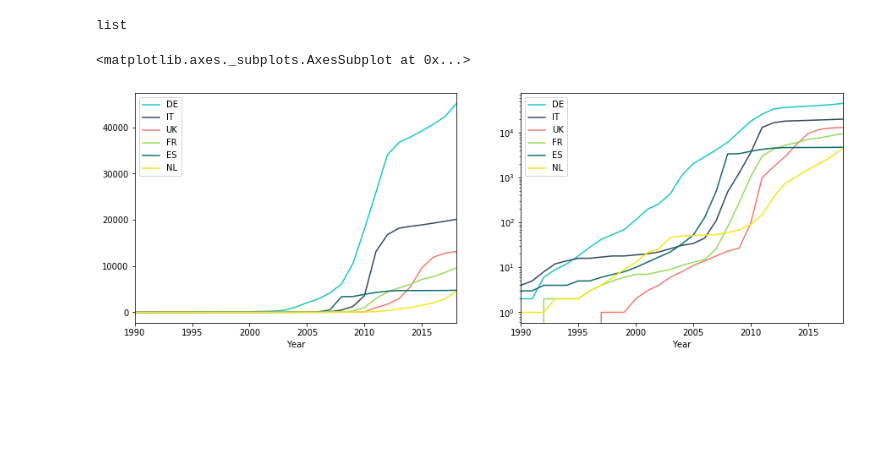
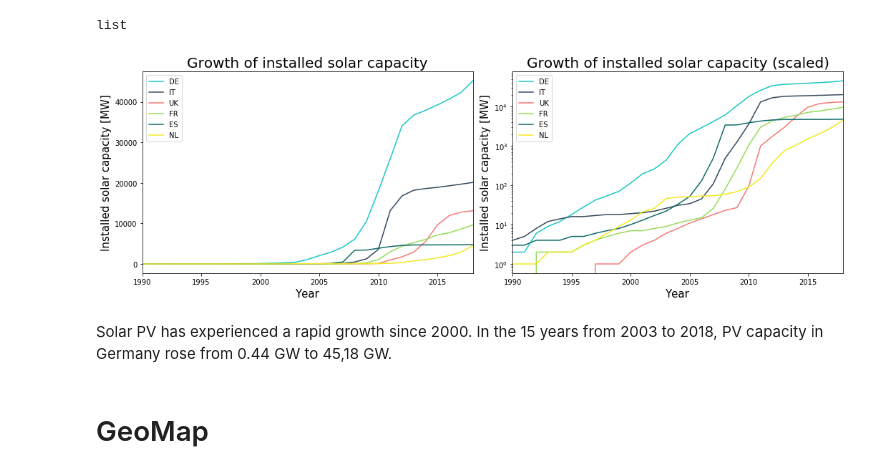
Before and after one commit to nlygar/renewable-energy-eu-statistics, a Jupyter notebook: renewable-energy-eu-statistics.ipynb, the cells around one changed output. Cells and saved outputs as stored; diff of their text form; code cells hidden in the pictures; blank space fills up the shorter version.

```diff
--- a/renewable-energy-eu-statistics.ipynb
+++ b/renewable-energy-eu-statistics.ipynb
@@ -701,11 +706,31 @@ xs = list(df_results4['Year'])
 type(xs)
 # %% [output]
 list
-# %%
-fig, ax = plt.subplots(ncols=2, figsize=(15,5))
-
-df_results4.plot(x='Year',ax=ax[0])
-df_results4.plot(x='Year', logy = True,ax=ax[1])
-# %% [output]
-<matplotlib.axes._subplots.AxesSubplot at 0x...>
-[figure, removed]
+# %%
+# Make subplots that are next to each other
+fig, (ax1, ax2) = plt.subplots(nrows=1, ncols=2, figsize=(15, 5))
+
+# Plot the data
+df_results4.plot(x='Year',ax=ax1);
+
+# Add title and labels
+ax1.set_title("Growth of installed solar capacity",fontsize = 20);
+ax1.set_xlabel("Year",fontsize = 15)
+ax1.set_ylabel("Installed solar capacity [MW]",fontsize = 15)
+
+# Plot the scaled data
+df_results4.plot(x='Year',logy = True, ax=ax2);
+
+# Add title and labels
+ax2.set_title("Growth of installed solar capacity (scaled)",fontsize = 20);
+ax2.set_xlabel("Year",fontsize = 15)
+ax2.set_ylabel("Installed solar capacity [MW]",fontsize = 15)
+
+# Remove empty white space around the plot
+plt.tight_layout()
+# %% [output]
+[figure, added]
+# %% [markdown]
+Solar PV has experienced a rapid growth since 2000. In the 15 years from 2003 to 2018, PV capacity in Germany rose  from 0.44 GW to 45,18 GW.
+# %% [markdown]
+# GeoMap
```
Also changed, not shown: parts of 7 cells of this notebook, 1 other file.
